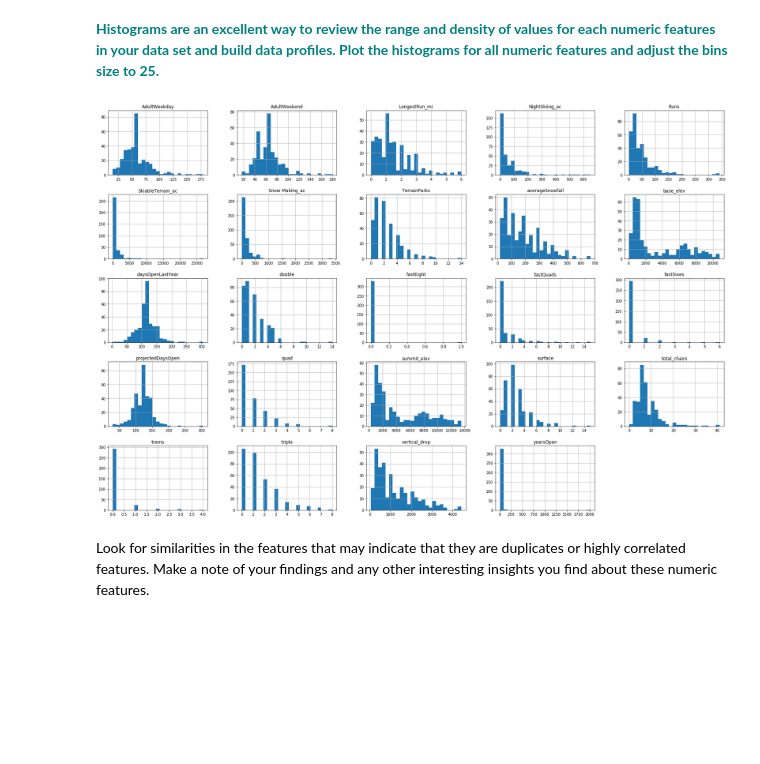
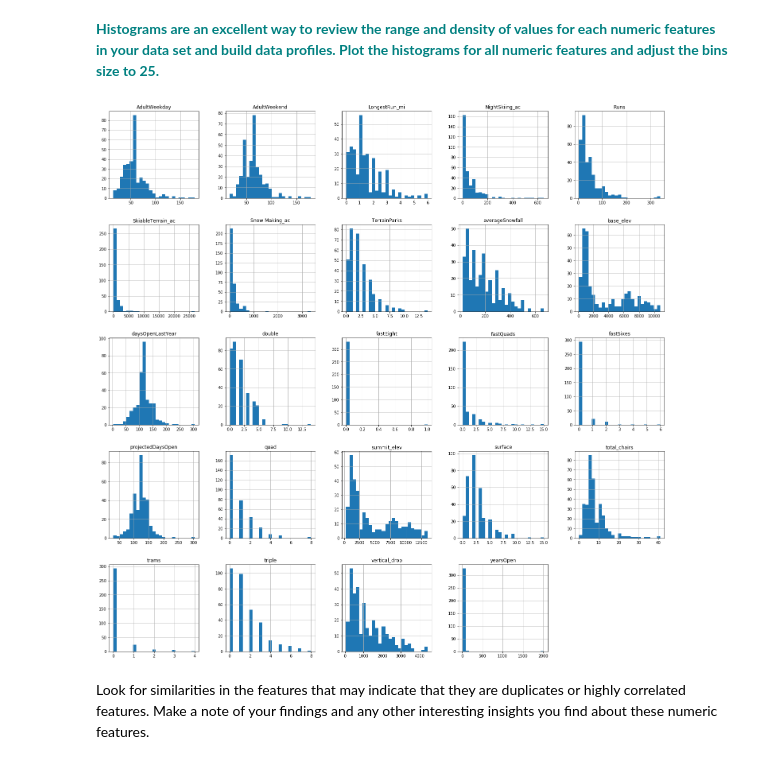
Before and after one commit to git-kris/GuidedCapstone, a Jupyter notebook: ExploratoryDataAnalysis/step3/Notebook_stepthree.ipynb, the cells around one changed output. Cells and saved outputs as stored; diff of their text form; code cells hidden in the pictures; blank space fills up the shorter version.

```diff
--- a/ExploratoryDataAnalysis/step3/Notebook_stepthree.ipynb
+++ b/ExploratoryDataAnalysis/step3/Notebook_stepthree.ipynb
@@ -98,14 +89,10 @@ updated_ski_data.describe().T
 | NightSkiing_ac | 330.0 | 56.890909 | 93.464882 | 0.0 | 0.00 | 27.000000 | 83.750000 | 650.0 |
 # %% [markdown]
 **<font color='teal'> Histograms are an excellent way to review the range and density of values for each numeric features in your data set and build data profiles. Plot the histograms for all numeric features and adjust the bins size to 25.</font>**
-# %%
-updated_ski_data.hist(bins=25, figsize=(30, 20))
-
-#plt.hist(updated_ski_data['summit_elev'], bins=25)
-
-plt.show()
-# %% [output]
-[figure, removed]
+# %%
+hist = df.hist(bins=25,figsize =(25,25))
+# %% [output]
+[figure, added]
 # %% [markdown]
 Look for similarities in the features that may indicate that they are duplicates or highly correlated features. Make a note of your findings and any other interesting insights you find about these numeric features.
 # %% [markdown]
```
Also changed, not shown: parts of 29 cells of this notebook.
